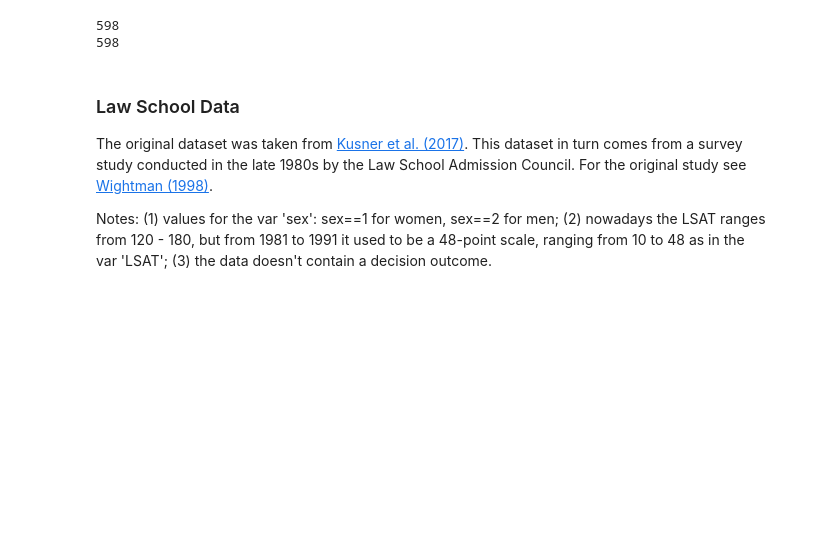
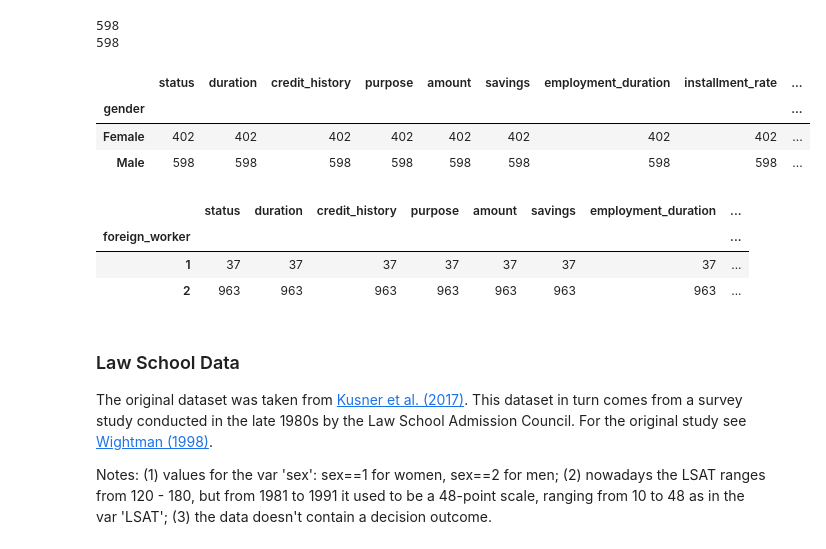
Before and after one commit to cc-jalvarez/counterfactual-situation-testing, a Jupyter notebook: src/real_data.ipynb, the cells around one changed output. Cells and saved outputs as stored; diff of their text form; code cells hidden in the pictures; blank space fills up the shorter version.

```diff
--- a/src/real_data.ipynb
+++ b/src/real_data.ipynb
@@ -83,6 +83,22 @@ data1 = data1.drop(columns=['personal_status_sex'])
 # %% [output]
 598
 598
+# %%
+# check gender
+data1.groupby('gender').count()
+# %% [output]
+|  | status | duration | credit_history | purpose | amount | savings | employment_duration | installment_rate | ... |
+| gender |  |  |  |  |  |  |  |  | ... |
+| Female | 402 | 402 | 402 | 402 | 402 | 402 | 402 | 402 | ... |
+| Male | 598 | 598 | 598 | 598 | 598 | 598 | 598 | 598 | ... |
+# %%
+# check other A candidates...
+data1.groupby('foreign_worker').count()
+# %% [output]
+|  | status | duration | credit_history | purpose | amount | savings | employment_duration | ... |
+| foreign_worker |  |  |  |  |  |  |  | ... |
+| 1 | 37 | 37 | 37 | 37 | 37 | 37 | 37 | ... |
+| 2 | 963 | 963 | 963 | 963 | 963 | 963 | 963 | ... |
 # %%
 # store in data folder
 data1.to_csv(data_path + '\\' + 'clean_GermanCreditData.csv', sep='|', index=False)
```
Also changed, not shown: parts of 1 cell of this notebook.
